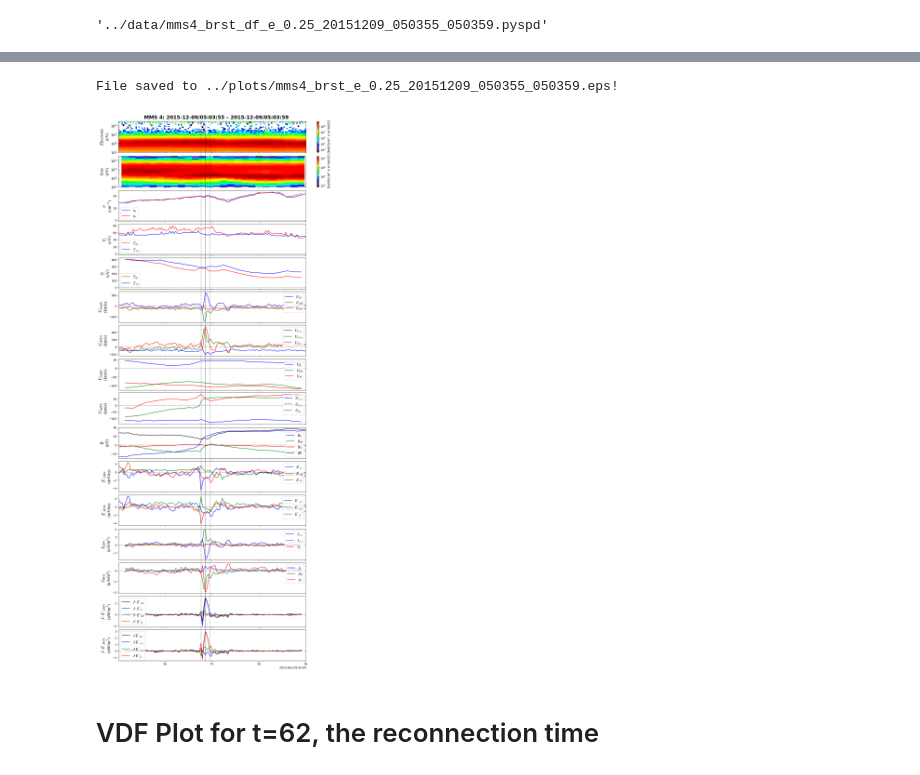
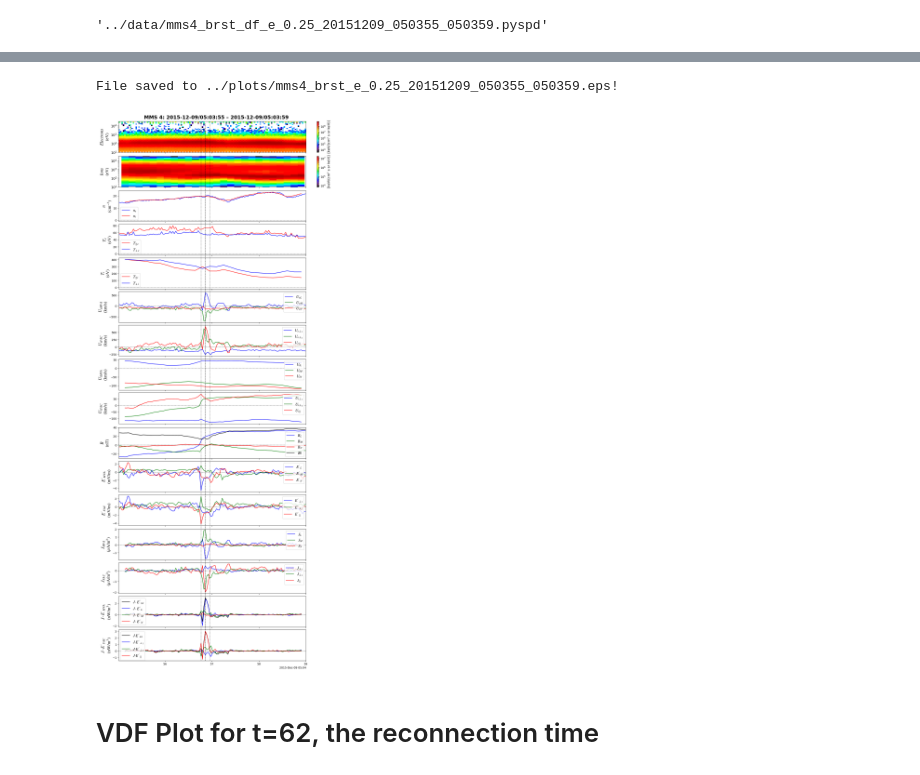
Before and after one commit to regisjohn/FPC_mRx, a Jupyter notebook: scripts/Publication_plots.ipynb, the cells around one changed output, grey strips where cells are left out. Saved outputs shown, nothing was run; the diff lists cells and outputs as text; code cells hidden in the pictures.

```diff
--- a/scripts/Publication_plots.ipynb
+++ b/scripts/Publication_plots.ipynb
@@ -970,7 +973,7 @@ from pyspedas import time_datetime
 t_ax = time_datetime(ntime_e)
 axs_label_fntsz = 16   # adjust as needed
 legend_fntsz = 14
-legendFrame = False
+legendFrame = True
 
 n_subplots = 16
 
@@ -1013,7 +1016,7 @@ ax[4].legend(fontsize=legend_fntsz, frameon=legendFrame)
 ax[5].set_prop_cycle(color=['blue', 'green', 'red']) # custom color cycle
 ax[5].plot(t_ax, bulk_ve_lmn, linewidth=1.5, label=["$U_{eL}$", "$U_{eM}$", "$U_{eN}$"])
 ax[5].axhline(0, color='k', linestyle='dotted', linewidth=1.0)
-ax[5].set_ylabel("$U_{eLMN}$" "\n" r"$(\mathrm{km/s})$", fontsize=axs_label_fntsz)
+ax[5].set_ylabel("$U_{eMVA}$" "\n" r"$(\mathrm{km/s})$", fontsize=axs_label_fntsz)
 ax[5].legend(fontsize=legend_fntsz, frameon=legendFrame, loc='upper right')
 
 # Seventh subplot: electron bulk flow in fac
@@ -1021,14 +1024,14 @@ ax[6].set_prop_cycle(color=['blue', 'green', 'red']) # custom color cycle
 ax[6].plot(t_ax, bulk_ve_fac, linewidth=1.5, label=[r"$U_{e\perp_1}$", r"$U_{e\perp_2}$",
                                                     r"$U_{e\parallel}$"])
 ax[6].axhline(0, color='k', linestyle='dotted', linewidth=1.0)
-ax[6].set_ylabel("$U_{eMVA}$" "\n" r"$(\mathrm{km/s})$", fontsize=axs_label_fntsz)
+ax[6].set_ylabel("$U_{eFAC}$" "\n" r"$(\mathrm{km/s})$", fontsize=axs_label_fntsz)
 ax[6].legend(fontsize=legend_fntsz, frameon=legendFrame, loc='upper right')
 
 # Eighth subplot: ion bulk flow in lmn
 ax[7].set_prop_cycle(color=['blue', 'green', 'red']) # custom color cycle
 ax[7].plot(t_ax, bulk_vi_lmn, linewidth=1.5, label=["$U_{iL}$", "$U_{iM}$", "$U_{iN}$"])
 ax[7].axhline(0, color='k', linestyle='dotted', linewidth=1.0)
-ax[7].set_ylabel("$U_{iLMN}$" "\n" r"$(\mathrm{km/s})$", fontsize=axs_label_fntsz)
+ax[7].set_ylabel("$U_{iMVA}$" "\n" r"$(\mathrm{km/s})$", fontsize=axs_label_fntsz)
 ax[7].legend(fontsize=legend_fntsz, frameon=legendFrame, loc='upper right')
 
 # Ninth subplot: ion bulk flow in fac
@@ -1036,7 +1039,7 @@ ax[8].set_prop_cycle(color=['blue', 'green', 'red']) # custom color cycle
 ax[8].plot(t_ax, bulk_vi_fac, linewidth=1.5, label=[r"$U_{i\perp_1}$", r"$U_{i\perp_2}$",
                                                     r"$U_{i\parallel}$"])
 ax[8].axhline(0, color='k', linestyle='dotted', linewidth=1.0)
-ax[8].set_ylabel(r"$U_{iMVA}$" "\n" r"$(\mathrm{km/s})$", fontsize=axs_label_fntsz)
+ax[8].set_ylabel(r"$U_{iFAC}$" "\n" r"$(\mathrm{km/s})$", fontsize=axs_label_fntsz)
 ax[8].legend(fontsize=legend_fntsz, frameon=legendFrame, loc='upper right')
 
 # Tenth subplot: B field in lmn
@@ -1051,7 +1054,7 @@ ax[9].legend(fontsize=legend_fntsz, frameon=legendFrame)
 ax[10].set_prop_cycle(color=['blue', 'green', 'red']) # custom color cycle
 ax[10].plot(t_ax, evec_lmn, linewidth=1.5, label=["$E'_L$", "$E'_M$", "$E'_N$"])
 ax[10].axhline(0, color='k', linestyle='dotted', linewidth=1.0)
-ax[10].set_ylabel(r"$E'_{LMN}$" "\n" r"$(\mathrm{mV/m})$", fontsize=axs_label_fntsz)
+ax[10].set_ylabel(r"$E'_{MVA}$" "\n" r"$(\mathrm{mV/m})$", fontsize=axs_label_fntsz)
 ax[10].legend(fontsize=legend_fntsz, frameon=legendFrame, loc='upper right')
 
 # Twelfth subplot: E field in FAC coordinates
@@ -1059,23 +1062,23 @@ ax[11].set_prop_cycle(color=['blue', 'green', 'red']) # custom color cycle
 ax[11].plot(t_ax, evec_fac, linewidth=1.5, label=[r"$E'_{\perp_1}$", r"$E'_{\perp_2}$",
                                                   r"$E'_{\parallel}$"])
 ax[11].axhline(0, color='k', linestyle='dotted', linewidth=1.0)
-ax[11].set_ylabel("$E'_{MVA}$" "\n" r"$(\mathrm{mV/m})$", fontsize=axs_label_fntsz)
+ax[11].set_ylabel("$E'_{FAC}$" "\n" r"$(\mathrm{mV/m})$", fontsize=axs_label_fntsz)
 ax[11].legend(fontsize=legend_fntsz, frameon=legendFrame, loc='upper right')
 
 # Thirteenth subplot: J vector in lmn coordinates
 ax[12].set_prop_cycle(color=['blue', 'green', 'red']) # custom color cycle
-ax[12].plot(t_ax, jvec_lmn*1e-3, linewidth=1.5, label=[r"$J_{\perp_1}$", r"$J_{\perp_2}$",
-                                                       r"$J_{\parallel}$"])
+ax[12].plot(t_ax, jvec_lmn*1e-3, linewidth=1.5, label=["$J_L$", "$J_M$", "$J_N$"])
 ax[12].axhline(0, color='k', linestyle='dotted', linewidth=1.0)
-ax[12].set_ylabel(r"$J_{LMN}$" "\n" r"$(\mu\mathrm{A}/\mathrm{m}^2)$", fontsize=axs_label_fntsz)
+ax[12].set_ylabel(r"$J_{MVA}$" "\n" r"$(\mu\mathrm{A}/\mathrm{m}^2)$", fontsize=axs_label_fntsz)
 ax[12].legend(fontsize=legend_fntsz, frameon=legendFrame, loc='upper right')
 
 
 # Fourteenth subplot: J vector in fac coordinates
 ax[13].set_prop_cycle(color=['blue', 'green', 'red']) # custom color cycle
-ax[13].plot(t_ax, jvec_fac*1e-3, linewidth=1.5, label=["$J_L$", "$J_M$", "$J_N$"])
+ax[13].plot(t_ax, jvec_fac*1e-3, linewidth=1.5, label=[r"$J_{\perp_1}$", r"$J_{\perp_2}$",
+                                                       r"$J_{\parallel}$"])
 ax[13].axhline(0, color='k', linestyle='dotted', linewidth=1.0)
-ax[13].set_ylabel(r"$J_{MVA}$" "\n" r"$(\mu\mathrm{A}/\mathrm{m}^2)$", fontsize=axs_label_fntsz)
+ax[13].set_ylabel(r"$J_{FAC}$" "\n" r"$(\mu\mathrm{A}/\mathrm{m}^2)$", fontsize=axs_label_fntsz)
 ax[13].legend(fontsize=legend_fntsz, frameon=legendFrame, loc='upper right')
 
 # Fifteenth subplot: J.E' in lmn coordinates
@@ -1083,7 +1086,7 @@ ax[14].set_prop_cycle(color=['black', 'blue', 'green', 'red']) # custom color cy
 ax[14].plot(t_ax, jdotE_lmn, linewidth=1.5,
     label=[r"$J \cdot E'_{tot}$", r"$J \cdot E'_{L}$", r"$J \cdot E'_{M}$", r"$J \cdot E'_{N}$"])
 ax[14].axhline(0, color='k', linestyle='dotted', linewidth=1.0)
-ax[14].set_ylabel(r"$J \cdot E'_{LMN}$" "\n" r"$(\mathrm{nW/m^3})$", fontsize=axs_label_fntsz)
+ax[14].set_ylabel(r"$J \cdot E'_{MVA}$" "\n" r"$(\mathrm{nW/m^3})$", fontsize=axs_label_fntsz)
 ax[14].legend(fontsize=legend_fntsz, loc='upper left')
 
 # Sixteenth subplot: J.E' in fac coordinates
@@ -1091,7 +1094,7 @@ ax[15].set_prop_cycle(color=['black', 'blue', 'green', 'red']) # custom color cy
 ax[15].plot(t_ax, jdotE_fac, linewidth=1.5,
     label=[r"$J·E'_{tot}$", r"$J·E'_{\perp_1}$", r"$J·E'_{\perp_2}$", r"$J·E'_{\parallel}$"])
 ax[15].axhline(0, color='k', linestyle='dotted', linewidth=1.0)
-ax[15].set_ylabel(r"$J \cdot E'_{MVA}$" "\n" r"$(\mathrm{nW/m^3})$", fontsize=axs_label_fntsz)
+ax[15].set_ylabel(r"$J \cdot E'_{FAC}$" "\n" r"$(\mathrm{nW/m^3})$", fontsize=axs_label_fntsz)
 ax[15].legend(fontsize=legend_fntsz, loc='upper left')
 
 
@@ -1117,5 +1120,5 @@ plt.show()
 File saved to ../plots/mms4_brst_e_0.25_20151209_050355_050359.eps!
-[figure, old version]
+[figure, new version]
 # %% [markdown]
 # VDF Plot for t=62, the reconnection time
 # %%
```
Also changed, not shown: parts of 5 cells of this notebook, 10 other files.
